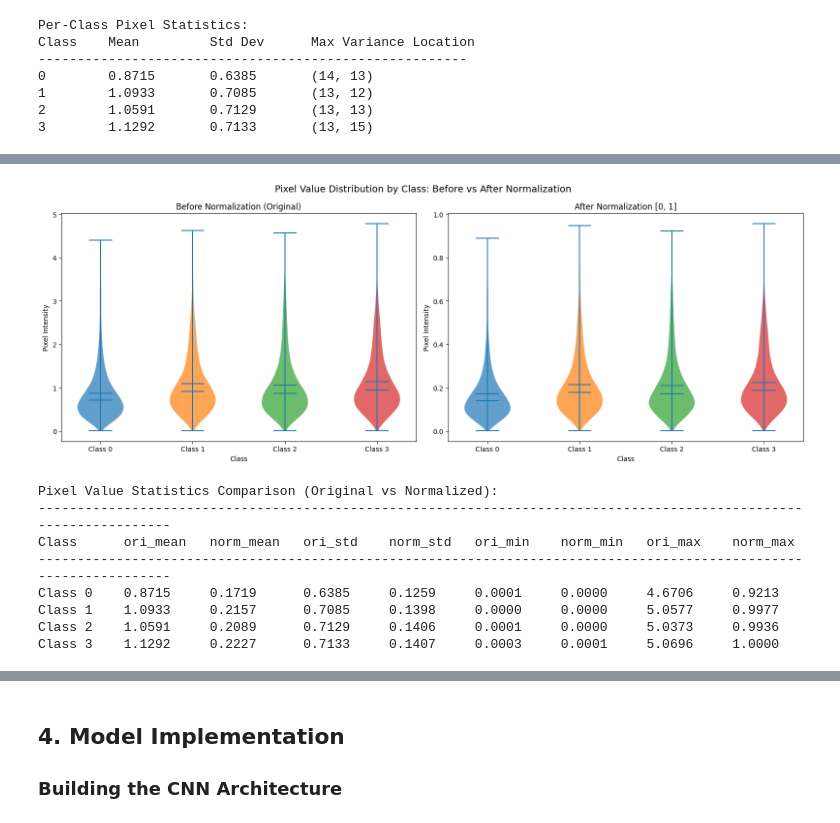
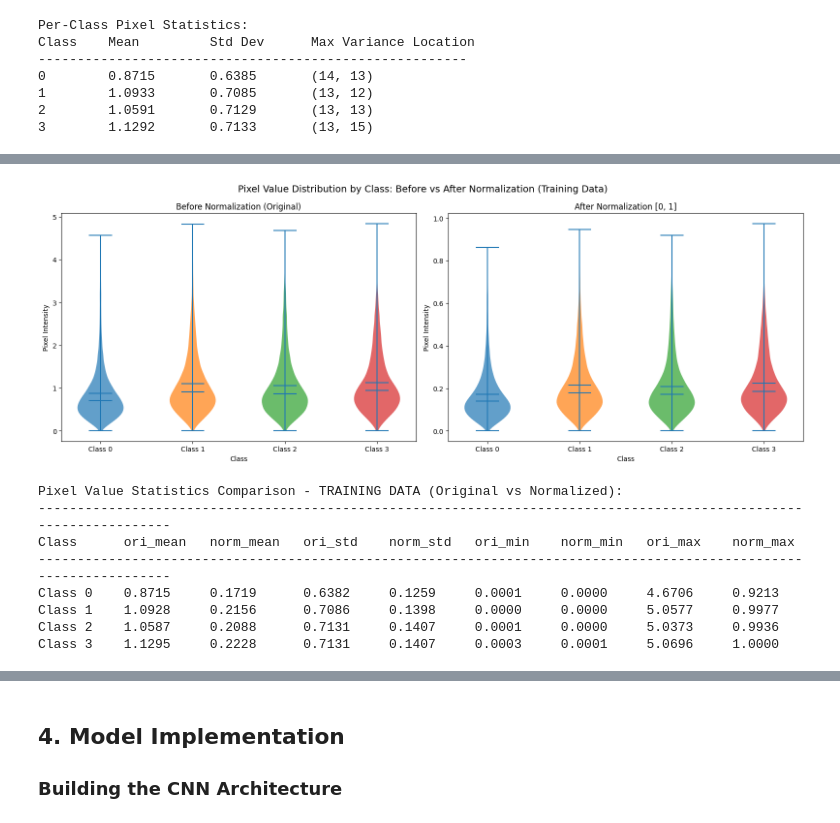
Before and after one commit to NghiaNguyen170192/cosc3007-deep-learning, a Jupyter notebook: assignments/Assignment-01-DUE-2025-12-06/submission_s3343711.ipynb, the cells around one changed output, grey strips where cells are left out. Saved outputs shown, nothing was run; the diff lists cells and outputs as text; code cells hidden in the pictures.

```diff
--- a/assignments/Assignment-01-DUE-2025-12-06/submission_s3343711.ipynb
+++ b/assignments/Assignment-01-DUE-2025-12-06/submission_s3343711.ipynb
@@ -328,16 +314,15 @@ Labels array (y):
 # Class Distribution Analysis
 _, class_counts = np.unique(y, return_counts=True)
 
-# Pie chart showing class proportions (using consistent class colors)
+# Pie chart showing class proportions
 figure, axis = plt.subplots(figsize=(8, 6))
 axis.pie(class_counts, labels=CLASS_NAMES, autopct="%1.1f%%", colors=CLASS_COLORS)
 axis.set_title("Class Distribution")
 plt.show()
 
-# Print summary
 print("\nClass Distribution Summary:")
 print("-" * 40)
-for class_index, count in enumerate(class_counts):
+for class_index, count in enumerate[Any](class_counts):
     percentage = (count / TOTAL_SAMPLES) * 100
     print(f"{CLASS_NAMES[class_index]}: {count:,} samples ({percentage:.1f}%)")
 print(f"\nTotal: {TOTAL_SAMPLES:,} samples")
@@ -535,55 +562,56 @@ def configure_violin_plot(axis, violin_parts, title):
     axis.set_xticklabels(CLASS_NAMES)
 
 
-# Compare pixel value distributions: Before vs After Normalization
+# Compare pixel value distributions: Before vs After Normalization (TRAINING DATA ONLY)
 figure, axes = plt.subplots(1, 2, figsize=(16, 6))
 figure.suptitle(
-    "Pixel Value Distribution by Class: Before vs After Normalization", fontsize=14
+    "Pixel Value Distribution by Class: Before vs After Normalization (Training Data)",
+    fontsize=14,
 )
 
-# Prepare sampled data for both plots
-pixels_before_norm = sample_pixels_by_class(X, y, PIXEL_SAMPLE_SIZE)
-pixels_after_norm = sample_pixels_by_class(X_processed, y, PIXEL_SAMPLE_SIZE)
+# Prepare sampled data for both plots (using TRAINING data only)
+pixels_before_norm = sample_pixels_by_class(X_train_raw, y_train, PIXEL_SAMPLE_SIZE)
+pixels_after_norm = sample_pixels_by_class(X_train, y_train, PIXEL_SAMPLE_SIZE)
 
 # Create and configure violin plots
 plot_configs = [
     (axes[0], pixels_before_norm, "Before Normalization (Original)"),
     (axes[1], pixels_after_norm, "After Normalization [0, 1]"),
 ]
 
 for axis, pixel_data, title in plot_configs:
     violin_parts = axis.violinplot(pixel_data, showmeans=True, showmedians=True)
     configure_violin_plot(axis, violin_parts, title)
 
 plt.tight_layout()
 plt.show()
 
-# Print comparison statistics
-print("\nPixel Value Statistics Comparison (Original vs Normalized):")
+# Print comparison statistics (TRAINING DATA ONLY)
+print("\nPixel Value Statistics Comparison - TRAINING DATA (Original vs Normalized):")
 print("-" * 115)
 print(
     f"{'Class':<10} {'ori_mean':<10} {'norm_mean':<11} {'ori_std':<10} {'norm_std':<10} "
     f"{'ori_min':<10} {'norm_min':<10} {'ori_max':<10} {'norm_max':<10}"
 )
 print("-" * 115)
 for class_index in range(NUM_CLASSES):
-    class_mask = y == class_index
-    ori_data = X[class_mask]
-    norm_data = X_processed[class_mask]
+    class_mask = y_train == class_index
+    ori_data = X_train_raw[class_mask]
+    norm_data = X_train[class_mask]
     print(
         f"{CLASS_NAMES[class_index]:<10} "
         f"{ori_data.mean():<10.4f} {norm_data.mean():<11.4f} "
         f"{ori_data.std():<10.4f} {norm_data.std():<10.4f} "
         f"{ori_data.min():<10.4f} {norm_data.min():<10.4f} "
         f"{ori_data.max():<10.4f} {norm_data.max():<10.4f}"
     )
 # %% [output]
-[figure, old version]
+[figure, new version]
-Pixel Value Statistics Comparison (Original vs Normalized):
+Pixel Value Statistics Comparison - TRAINING DATA (Original vs Normalized):
 -------------------------------------------------------------------------------------------------------------------
 Class      ori_mean   norm_mean   ori_std    norm_std   ori_min    norm_min   ori_max    norm_max
 -------------------------------------------------------------------------------------------------------------------
-Class 0    0.8715     0.1719      0.6385     0.1259     0.0001     0.0000     4.6706     0.9213
-Class 1    1.0933     0.2157      0.7085     0.1398     0.0000     0.0000     5.0577     0.9977
-Class 2    1.0591     0.2089      0.7129     0.1406     0.0001     0.0000     5.0373     0.9936
-Class 3    1.1292     0.2227      0.7133     0.1407     0.0003     0.0001     5.0696     1.0000
+Class 0    0.8715     0.1719      0.6382     0.1259     0.0001     0.0000     4.6706     0.9213
+Class 1    1.0928     0.2156      0.7086     0.1398     0.0000     0.0000     5.0577     0.9977
+Class 2    1.0587     0.2088      0.7131     0.1407     0.0001     0.0000     5.0373     0.9936
+Class 3    1.1295     0.2228      0.7131     0.1407     0.0003     0.0001     5.0696     1.0000
```
Also changed, not shown: parts of 33 cells of this notebook.
